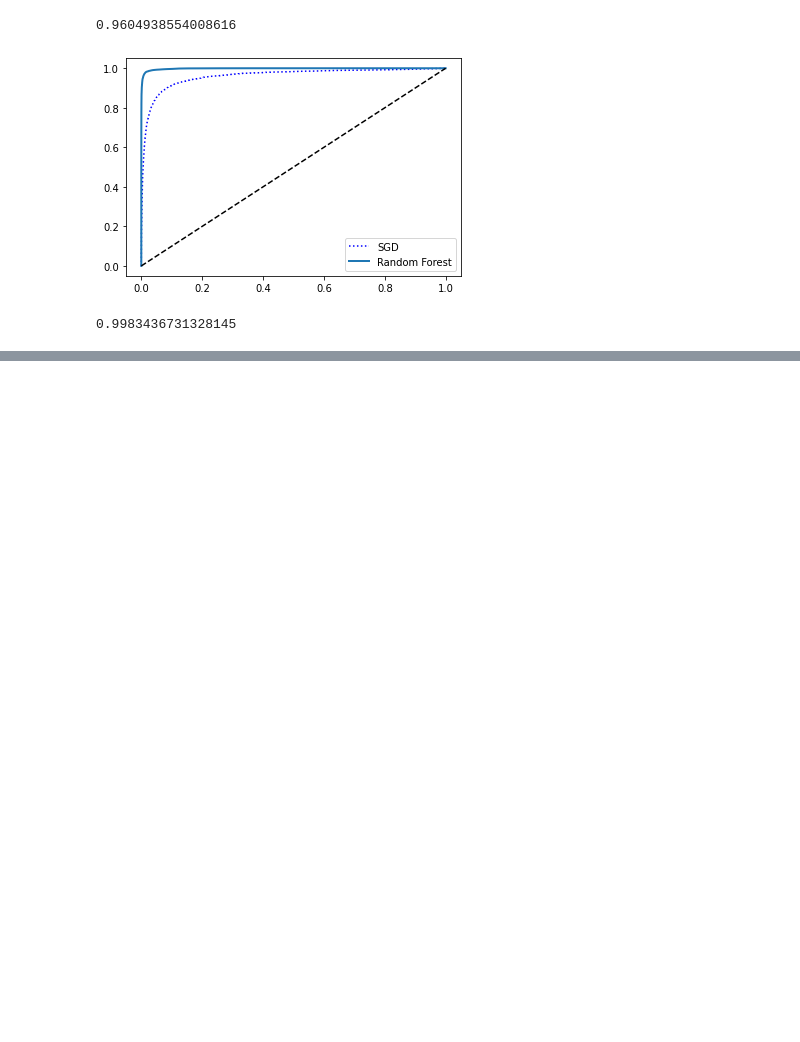
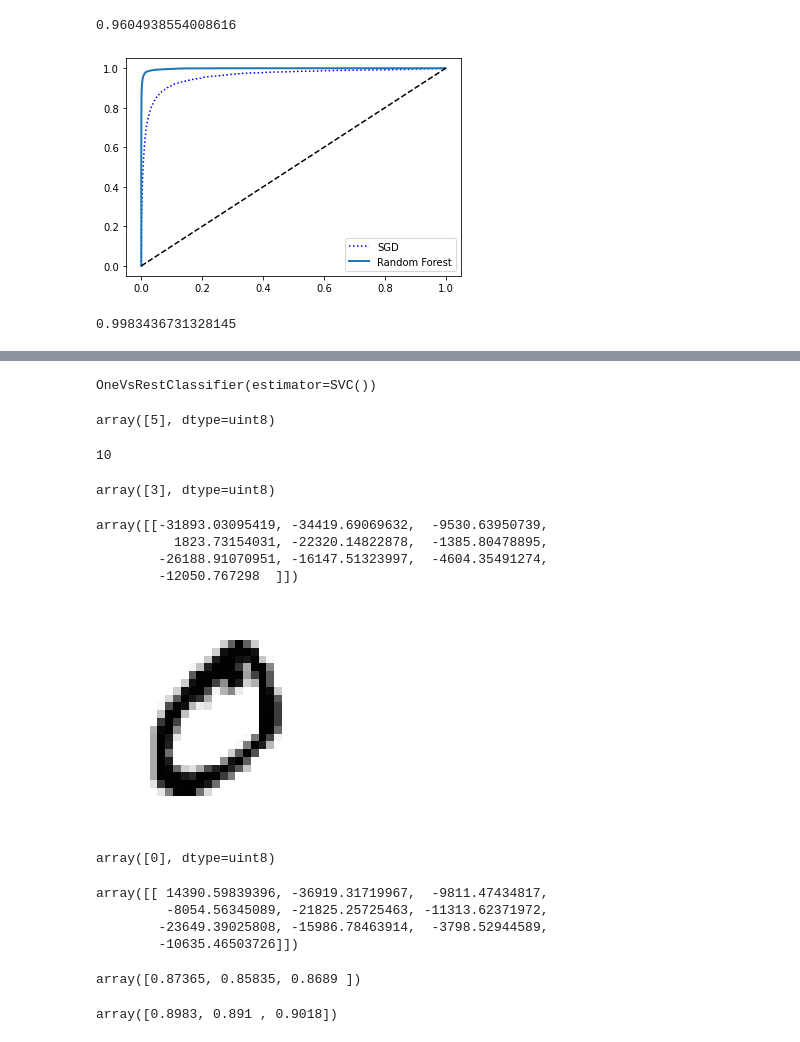
Before and after one commit to savrona-wq/Hello_world_of_ML, a Jupyter notebook: MNIST_project.ipynb, the cells around one changed output, grey strips where cells are left out. Cells and saved outputs as stored; diff of their text form; code cells hidden in the pictures; blank space fills up the shorter version.

```diff
--- a/MNIST_project.ipynb
+++ b/MNIST_project.ipynb
@@ -163,0 +179,59 @@ roc_auc_score(y_train_5, y_scores_forest)
+# %%
+from sklearn.multiclass import OneVsRestClassifier
+
+ovr_clf = OneVsRestClassifier(SVC())
+ovr_clf.fit(X_train, y_train)
+# %% [output]
+OneVsRestClassifier(estimator=SVC())
+# %%
+ovr_clf.predict([some_digit])
+# %% [output]
+array([5], dtype=uint8)
+# %%
+len(ovr_clf.estimators_)
+# %% [output]
+10
+# %%
+sgd_clf.fit(X_train, y_train)
+sgd_clf.predict([some_digit])
+# %% [output]
+array([3], dtype=uint8)
+# %%
+sgd_clf.decision_function([some_digit])
+# %% [output]
+array([[-31893.03095419, -34419.69069632,  -9530.63950739,
+          1823.73154031, -22320.14822878,  -1385.80478895,
+        -26188.91070951, -16147.51323997,  -4604.35491274,
+        -12050.767298  ]])
+# %%
+some_digit_1 = X[1]
+some_digit_1_image = some_digit_1.reshape(28,28)
+
+plt.imshow(some_digit_1_image, cmap="binary")
+plt.axis("off")
+plt.show()
+# %% [output]
+[figure, added]
+# %%
+sgd_clf.predict([some_digit_1])
+# %% [output]
+array([0], dtype=uint8)
+# %%
+sgd_clf.decision_function([some_digit_1])
+# %% [output]
+array([[ 14390.59839396, -36919.31719967,  -9811.47434817,
+         -8054.56345089, -21825.25725463, -11313.62371972,
+        -23649.39025808, -15986.78463914,  -3798.52944589,
+        -10635.46503726]])
+# %%
+cross_val_score(sgd_clf, X_train, y_train, cv=3, scoring="accuracy")
+# %% [output]
+array([0.87365, 0.85835, 0.8689 ])
+# %%
+from sklearn.preprocessing import StandardScaler
+
+scaler = StandardScaler()
+X_train_scaled = scaler.fit_transform(X_train.astype(np.float64))
+cross_val_score(sgd_clf, X_train_scaled, y_train, cv=3, scoring="accuracy")
+# %% [output]
+array([0.8983, 0.891 , 0.9018])
```
Also changed, not shown: parts of 12 cells of this notebook.
